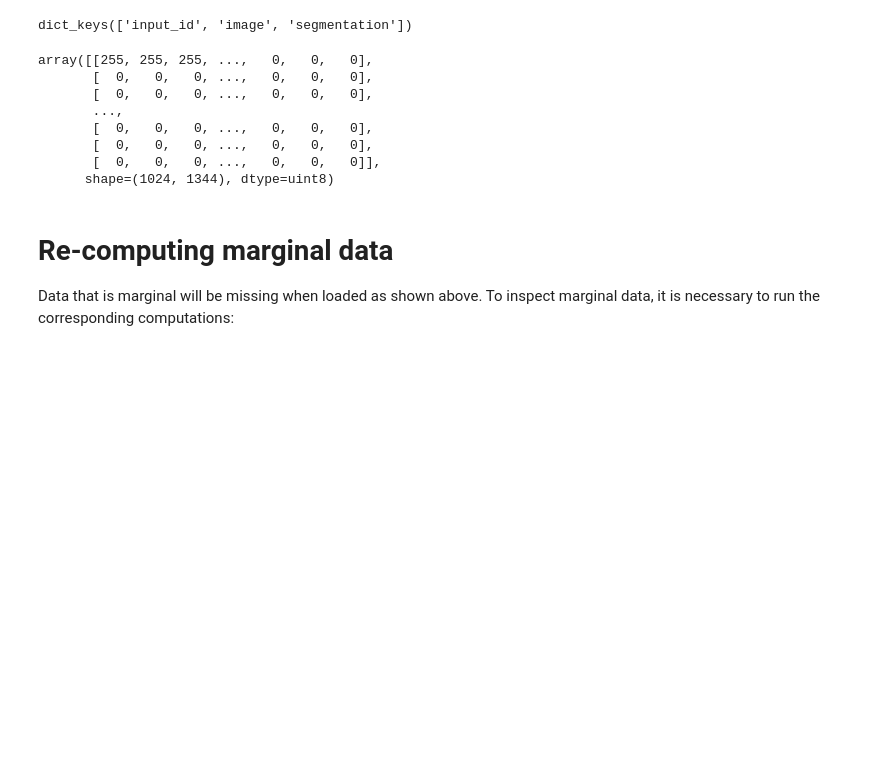
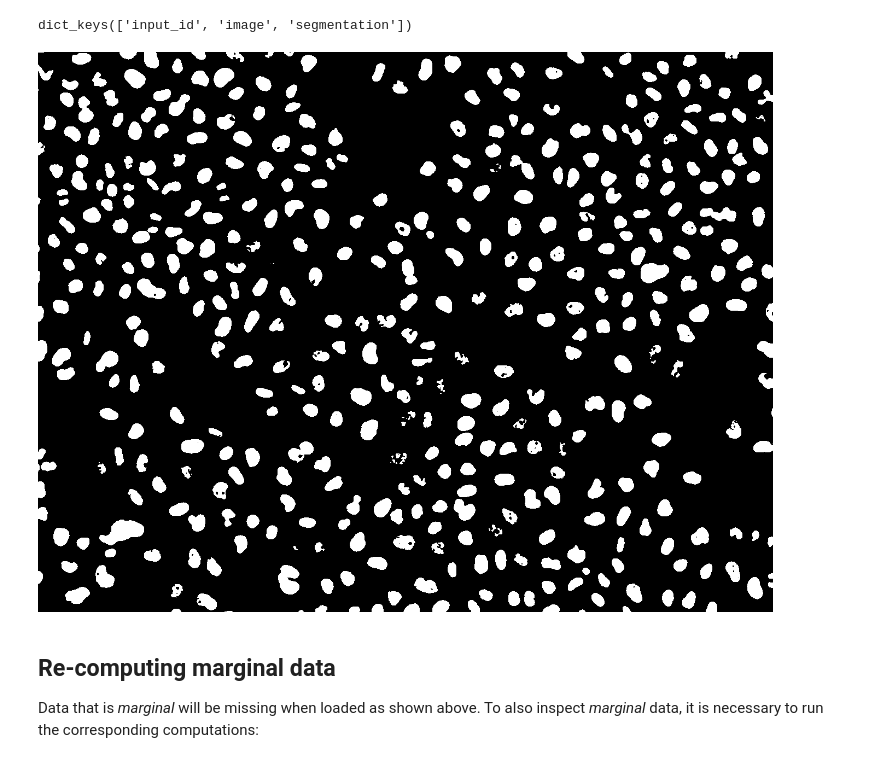
Before and after one commit to kostrykin/repype, a Jupyter notebook: examples/inspection.ipynb, the cells around one changed output. Saved outputs shown, nothing was run; the diff lists cells and outputs as text; code cells hidden in the pictures; blank space fills up the shorter version.

Commit message:
Update the inspection example

```diff
--- a/examples/inspection.ipynb
+++ b/examples/inspection.ipynb
@@ -30,6 +30,19 @@ shutil.copytree('examples/segmentation', task_root_path)
 os.symlink(rootdir / 'repype', tempdir_path / 'repype', target_is_directory = True)
 os.symlink(rootdir / 'tests', tempdir_path / 'tests', target_is_directory = True)
 os.chdir(tempdir_path)
+
+def imshow(array):
+    from PIL import Image as PILImage
+    import io
+
+    array = array.astype('uint8')
+    image = PILImage.fromarray(array)
+
+    buffer = io.BytesIO()
+    image.save(buffer, format='PNG')
+    buffer.seek(0)
+
+    display(Image(data = buffer.getvalue()))
 # %% [output]
 /Users/void/Dev/repype
 # %% [markdown]
@@ -71,20 +84,13 @@ pipeline_data = task_data['B2--W00026--P00001--Z00000--T00000--dapi.tif']
 pipeline_data.keys()
 # %% [output]
 dict_keys(['input_id', 'image', 'segmentation'])
-# %%
-pipeline_data['segmentation']
-# %% [output]
-array([[255, 255, 255, ...,   0,   0,   0],
-       [  0,   0,   0, ...,   0,   0,   0],
-       [  0,   0,   0, ...,   0,   0,   0],
-       ...,
-       [  0,   0,   0, ...,   0,   0,   0],
-       [  0,   0,   0, ...,   0,   0,   0],
-       [  0,   0,   0, ...,   0,   0,   0]],
-      shape=(1024, 1344), dtype=uint8)
+# %%
+imshow(pipeline_data['segmentation'])
+# %% [output]
+[figure, added]
 # %% [markdown]
-# Re-computing marginal data
+## Re-computing marginal data
 
-Data that is marginal will be missing when loaded as shown above. To inspect marginal data, it is necessary to run the corresponding computations:
+Data that is *marginal* will be missing when loaded as shown above. To also inspect *marginal* data, it is necessary to run the corresponding computations:
 # %%
 config = task.create_config()
```
Also changed, not shown: parts of 4 cells of this notebook, 1 other file.
